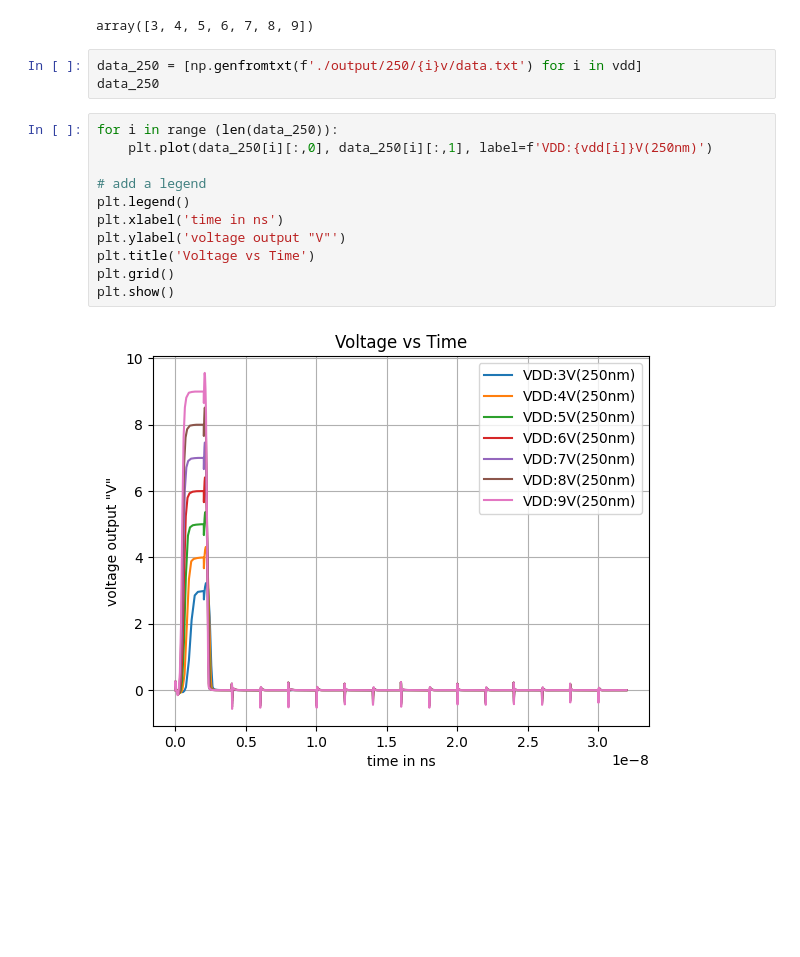
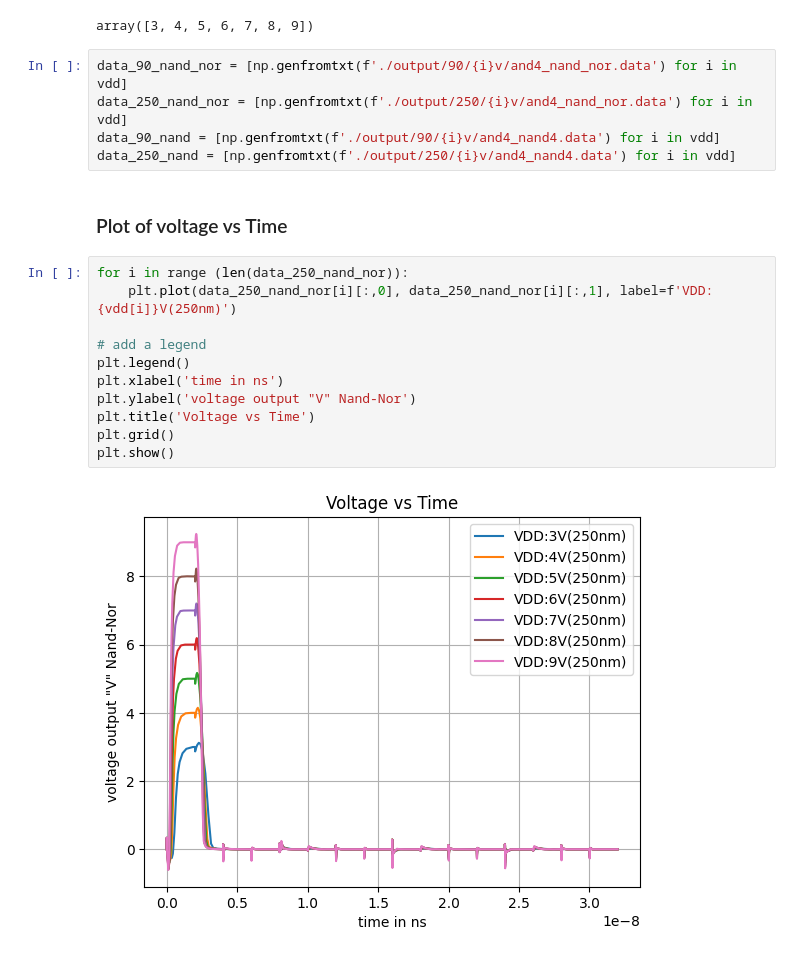
Before and after one commit to the-pinbo/EC802-Low-Power-VLSI-Design, a Jupyter notebook: Assignment-3/plots.ipynb, the cells around one changed output. Cells and saved outputs as stored; diff of their text form; blank space fills up the shorter version.

```diff
--- a/Assignment-3/plots.ipynb
+++ b/Assignment-3/plots.ipynb
@@ -14,19 +193,23 @@ vdd = np.arange(3,10,1)
 vdd
 # %% [output]
 array([3, 4, 5, 6, 7, 8, 9])
-# %%
-data_250 = [np.genfromtxt(f'./output/250/{i}v/data.txt') for i in vdd]
-data_250
+# %%
+data_90_nand_nor = [np.genfromtxt(f'./output/90/{i}v/and4_nand_nor.data') for i in vdd]
+data_250_nand_nor = [np.genfromtxt(f'./output/250/{i}v/and4_nand_nor.data') for i in vdd]
+data_90_nand = [np.genfromtxt(f'./output/90/{i}v/and4_nand4.data') for i in vdd]
+data_250_nand = [np.genfromtxt(f'./output/250/{i}v/and4_nand4.data') for i in vdd]
+# %% [markdown]
+### Plot of voltage vs Time
 # %%
-for i in range (len(data_250)):
-    plt.plot(data_250[i][:,0], data_250[i][:,1], label=f'VDD:{vdd[i]}V(250nm)')
+for i in range (len(data_250_nand_nor)):
+    plt.plot(data_250_nand_nor[i][:,0], data_250_nand_nor[i][:,1], label=f'VDD:{vdd[i]}V(250nm)')
 
 # add a legend
 plt.legend()
 plt.xlabel('time in ns')
-plt.ylabel('voltage output "V"')
+plt.ylabel('voltage output "V" Nand-Nor')
 plt.title('Voltage vs Time')
 plt.grid()
 plt.show()
 # %% [output]
-[figure, old version]
+[figure, new version]
```
Also changed, not shown: parts of 30 cells of this notebook, 10 other files.
